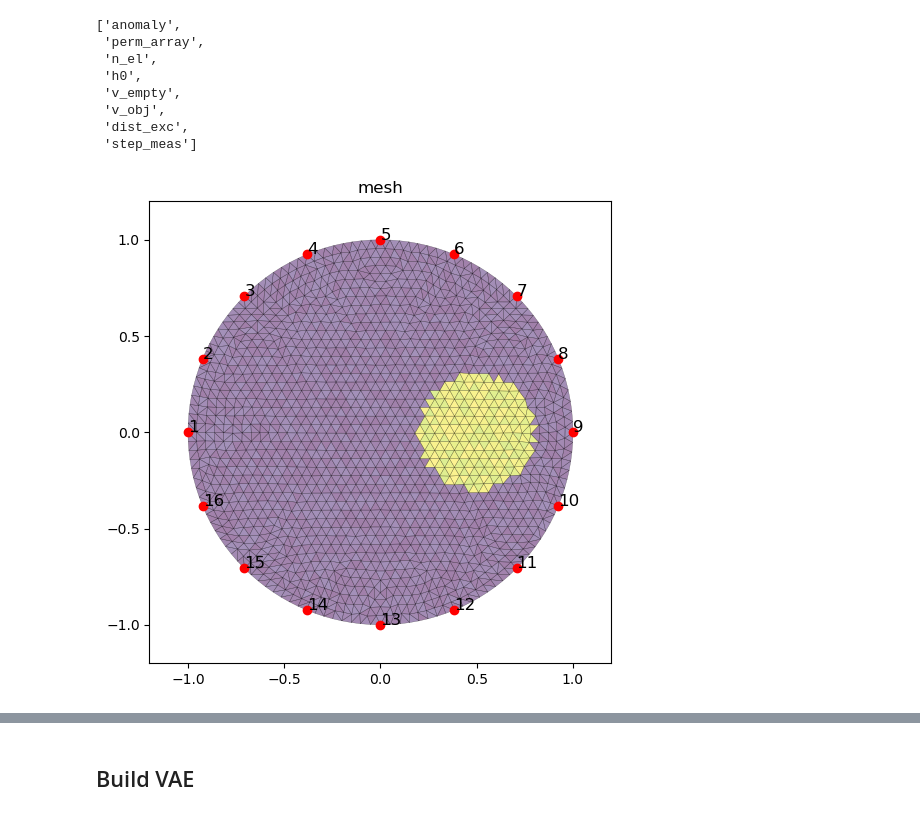
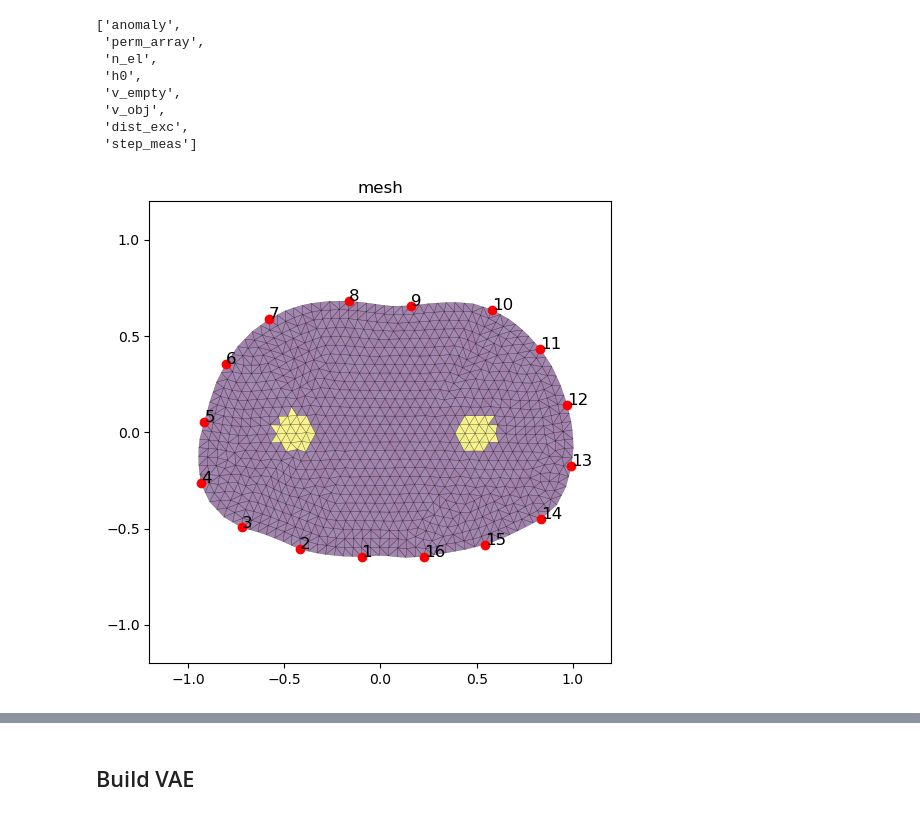
Before and after one commit to spatialaudio/Data-Driven-EIT-Imaging-using-Recurrent-Neural-Networks, a Jupyter notebook: codes/pred_thorax_LSTM_M_VAE.ipynb, the cells around one changed output, grey strips where cells are left out. Saved outputs shown, nothing was run; the diff lists cells and outputs as text; code cells hidden in the pictures.

```diff
--- a/codes/pred_thorax_LSTM_M_VAE.ipynb
+++ b/codes/pred_thorax_LSTM_M_VAE.ipynb
@@ -27,5 +45,5 @@ To enable the following instructions: SSE4.1 SSE4.2 AVX AVX2 FMA, in other opera
 # %%
-l_path = "../data/h0=0.05_n_el=16_r_obj=0.3_dist_exc=8_step_meas=4noise=TrueT=10/"
+l_path = "../data_thorax/h0=0.05_n_el=16_r_min=0.1_r_max=0.4_dist_exc=8_step_meas=4noise=Truendiv=2/"
 # %%
 tmp = np.load(l_path + "sample_000000.npz", allow_pickle=True)
 tmp.files
@@ -40,11 +58,10 @@ tmp.files
  'step_meas']
 # %%
 # create empty mesh:
-mesh_obj = mesh.create(tmp["n_el"], h0=tmp["h0"])
+mesh_obj = mesh.create(tmp["n_el"], h0=tmp["h0"], fd=thorax)
+mesh_obj.perm = tmp["perm_array"]
+plot_mesh(mesh_obj)
+# %% [output]
+[figure, added]
-# %%
-mesh_obj.perm = tmp["perm_array"]
-plot_mesh(mesh_obj)
-# %% [output]
-[figure, removed]
 # %%
 V = list()
```
Also changed, not shown: parts of 41 cells of this notebook, 2 other files.
